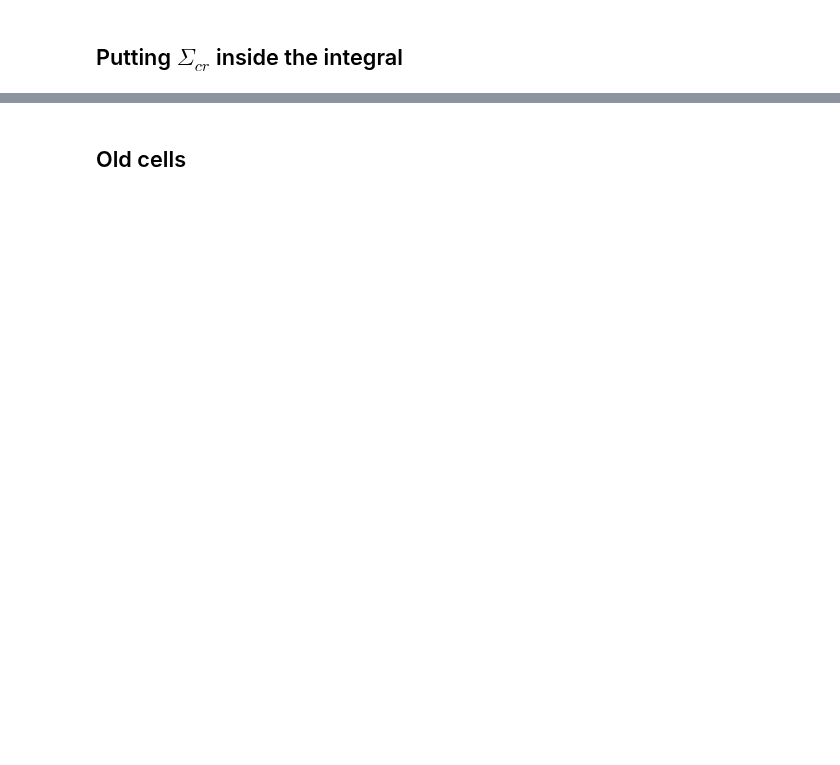
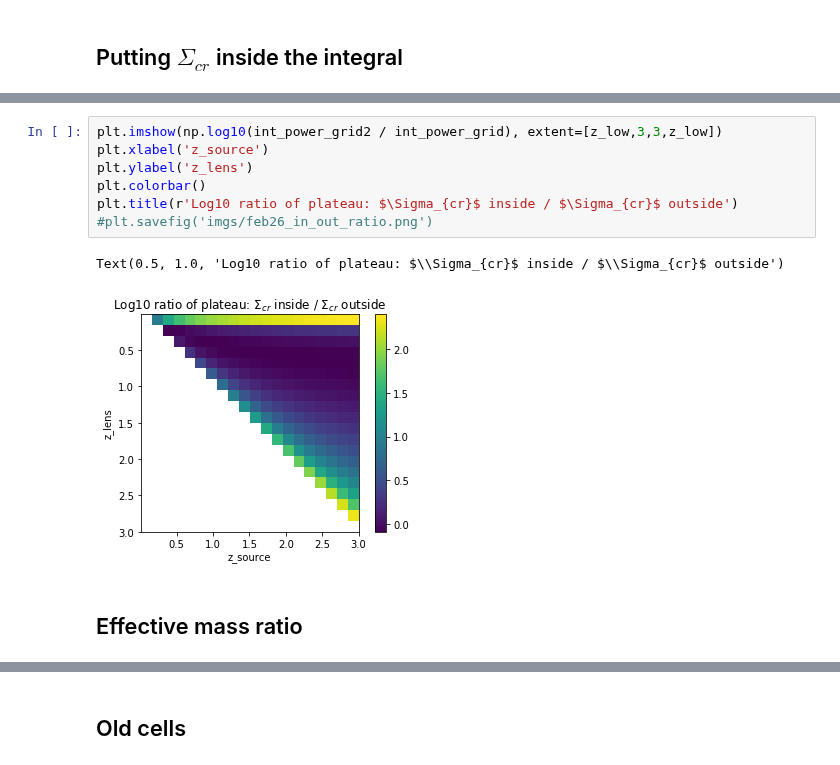
Before and after one commit to acagansengul/interlopers, a Jupyter notebook: plateau.ipynb, the cells around one changed output, grey strips where cells are left out. Drawn from its saved outputs; the diff is of its cells as text; blank space fills up the shorter version.

```diff
--- a/plateau.ipynb
+++ b/plateau.ipynb
@@ -238,0 +260,12 @@ def interloper_power2(z_l, z_s):
+# %%
+plt.imshow(np.log10(int_power_grid2 / int_power_grid), extent=[z_low,3,3,z_low])
+plt.xlabel('z_source')
+plt.ylabel('z_lens')
+plt.colorbar()
+plt.title(r'Log10 ratio of plateau: $\Sigma_{cr}$ inside / $\Sigma_{cr}$ outside')
+#plt.savefig('imgs/feb26_in_out_ratio.png')
+# %% [output]
+Text(0.5, 1.0, 'Log10 ratio of plateau: $\\Sigma_{cr}$ inside / $\\Sigma_{cr}$ outside')
+[figure, added]
+# %% [markdown]
+## Effective mass ratio
```
Also changed, not shown: parts of 50 cells of this notebook, 5 other files.
